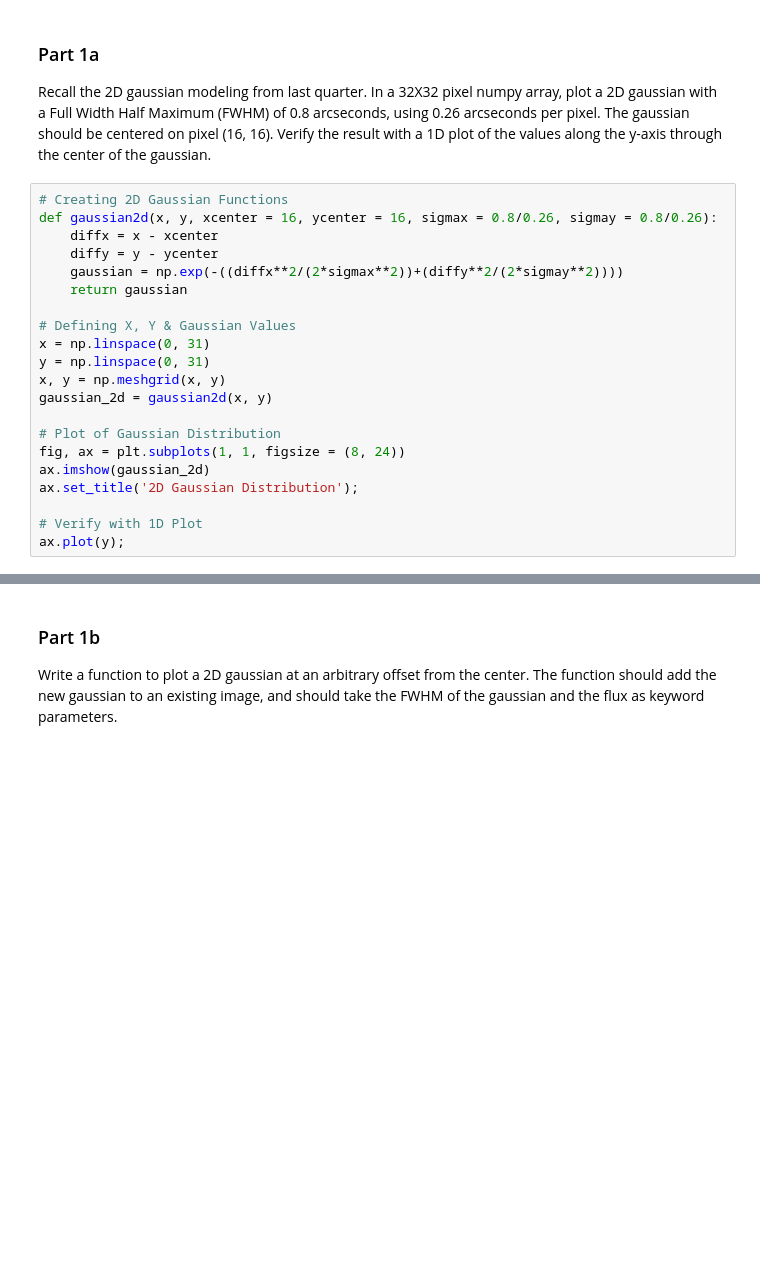
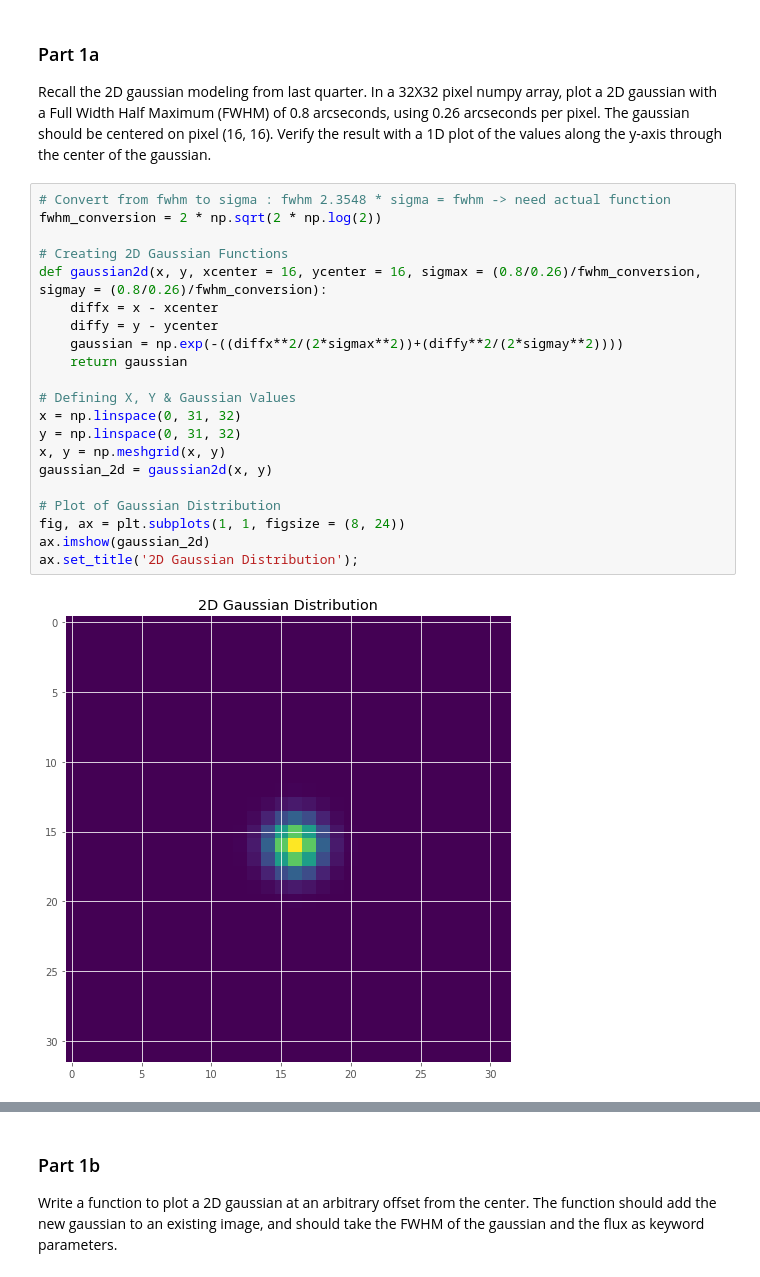
Before and after one commit to abudlong/Astro499, a Jupyter notebook: A499_Winter22_Assignment1.ipynb, the cells around one changed output, grey strips where cells are left out. Cells and saved outputs as stored; diff of their text form; blank space fills up the shorter version.

```diff
--- a/A499_Winter22_Assignment1.ipynb
+++ b/A499_Winter22_Assignment1.ipynb
@@ -533,23 +560,25 @@ ax.legend(loc = 0, shadow = True);
 
 Recall the 2D gaussian modeling from last quarter. In a 32X32 pixel numpy array, plot a 2D gaussian with a Full Width Half Maximum (FWHM) of 0.8 arcseconds, using 0.26 arcseconds per pixel. The gaussian should be centered on pixel (16, 16). Verify the result with a 1D plot of the values along the y-axis through the center of the gaussian.
 # %%
+# Convert from fwhm to sigma : fwhm 2.3548 * sigma = fwhm -> need actual function
+fwhm_conversion = 2 * np.sqrt(2 * np.log(2))
+
 # Creating 2D Gaussian Functions
-def gaussian2d(x, y, xcenter = 16, ycenter = 16, sigmax = 0.8/0.26, sigmay = 0.8/0.26):
+def gaussian2d(x, y, xcenter = 16, ycenter = 16, sigmax = (0.8/0.26)/fwhm_conversion, sigmay = (0.8/0.26)/fwhm_conversion):
     diffx = x - xcenter
     diffy = y - ycenter
     gaussian = np.exp(-((diffx**2/(2*sigmax**2))+(diffy**2/(2*sigmay**2))))
     return gaussian
 
 # Defining X, Y & Gaussian Values
-x = np.linspace(0, 31)
-y = np.linspace(0, 31)
+x = np.linspace(0, 31, 32)
+y = np.linspace(0, 31, 32)
 x, y = np.meshgrid(x, y)
 gaussian_2d = gaussian2d(x, y)
 
 # Plot of Gaussian Distribution
 fig, ax = plt.subplots(1, 1, figsize = (8, 24))
 ax.imshow(gaussian_2d)
 ax.set_title('2D Gaussian Distribution');
-
-# Verify with 1D Plot
-ax.plot(y);
+# %% [output]
+[figure, added]
```
Also changed, not shown: parts of 16 cells of this notebook.
